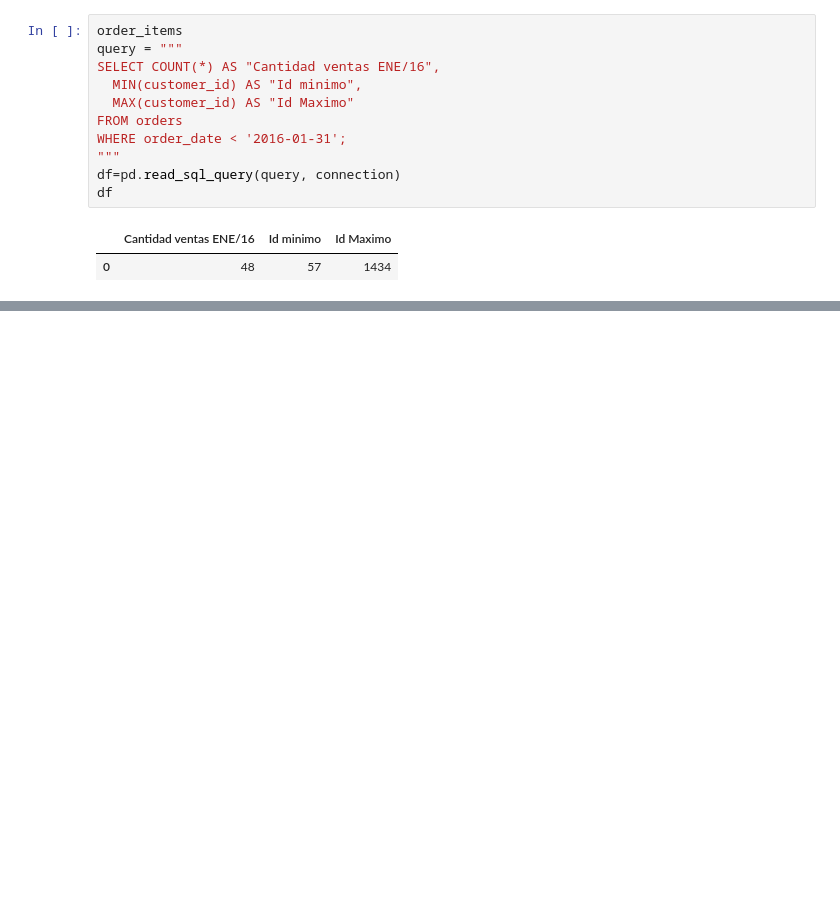
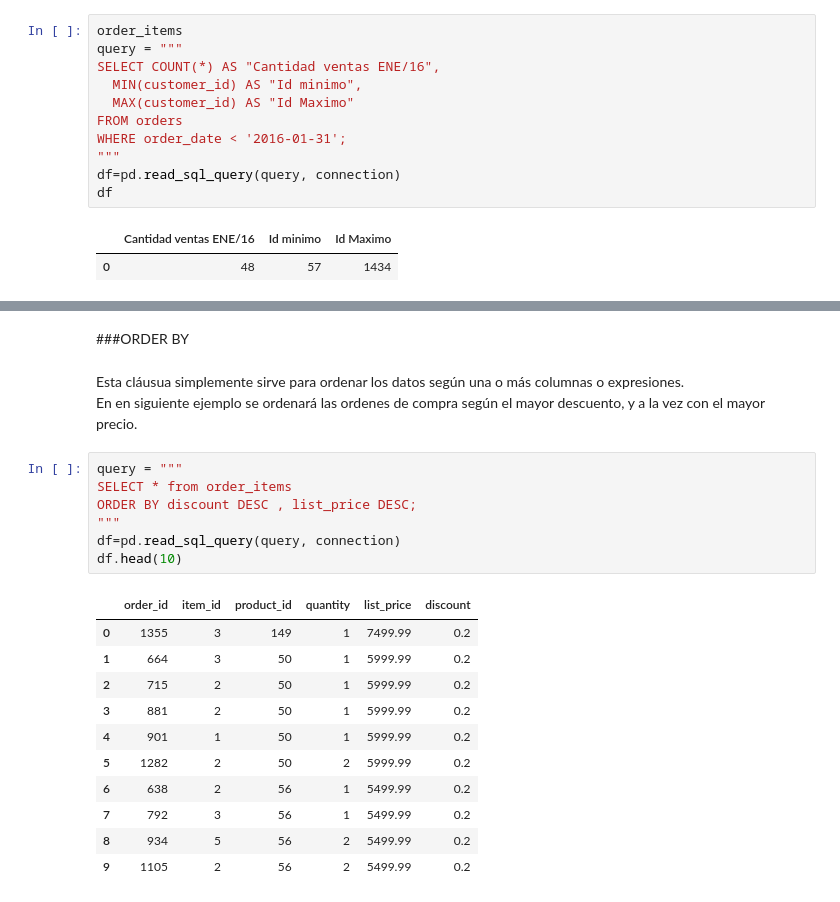
Before and after one commit to AlejandroSenabre/Data-Analysis-with-SQL, a Jupyter notebook: BikeStore_with_SQL.ipynb, the cells around one changed output, grey strips where cells are left out. Cells and saved outputs as stored; diff of their text form; blank space fills up the shorter version.

```diff
--- a/BikeStore_with_SQL.ipynb
+++ b/BikeStore_with_SQL.ipynb
@@ -237,0 +263,24 @@ df
+# %% [markdown]
+###ORDER BY
+# %% [markdown]
+Esta cláusua simplemente sirve para ordenar los datos según una o más columnas o expresiones.
+En en siguiente ejemplo se ordenará las ordenes de compra según el mayor descuento, y a la vez con el mayor precio.
+# %%
+query = """
+SELECT * from order_items
+ORDER BY discount DESC , list_price DESC;
+"""
+df=pd.read_sql_query(query, connection)
+df.head(10)
+# %% [output]
+|  | order_id | item_id | product_id | quantity | list_price | discount |
+| 0 | 1355 | 3 | 149 | 1 | 7499.99 | 0.2 |
+| 1 | 664 | 3 | 50 | 1 | 5999.99 | 0.2 |
+| 2 | 715 | 2 | 50 | 1 | 5999.99 | 0.2 |
+| 3 | 881 | 2 | 50 | 1 | 5999.99 | 0.2 |
+| 4 | 901 | 1 | 50 | 1 | 5999.99 | 0.2 |
+| 5 | 1282 | 2 | 50 | 2 | 5999.99 | 0.2 |
+| 6 | 638 | 2 | 56 | 1 | 5499.99 | 0.2 |
+| 7 | 792 | 3 | 56 | 1 | 5499.99 | 0.2 |
+| 8 | 934 | 5 | 56 | 2 | 5499.99 | 0.2 |
+| 9 | 1105 | 2 | 56 | 2 | 5499.99 | 0.2 |
```
Also changed, not shown: parts of 10 cells of this notebook.
